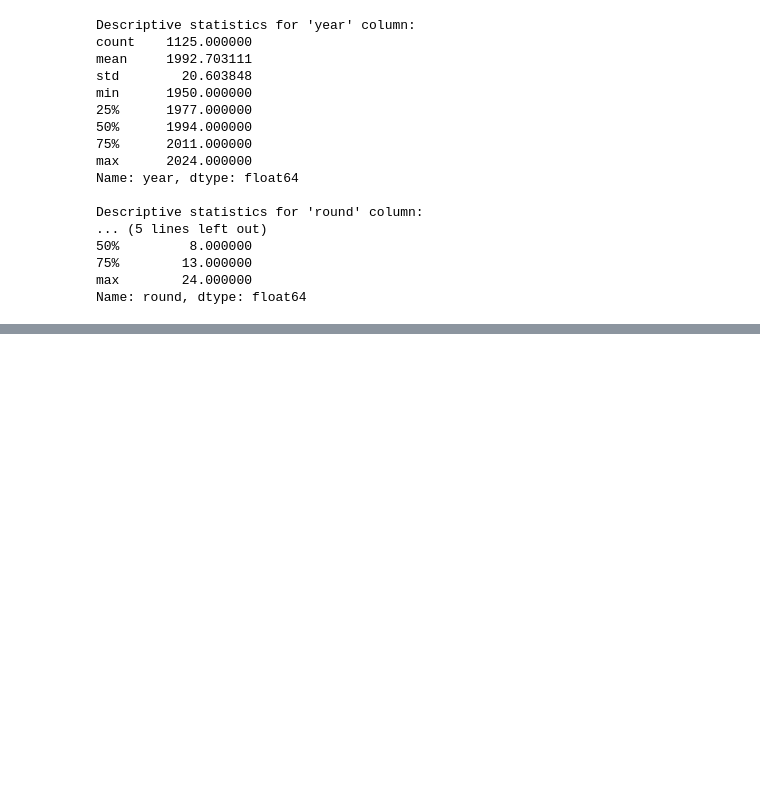
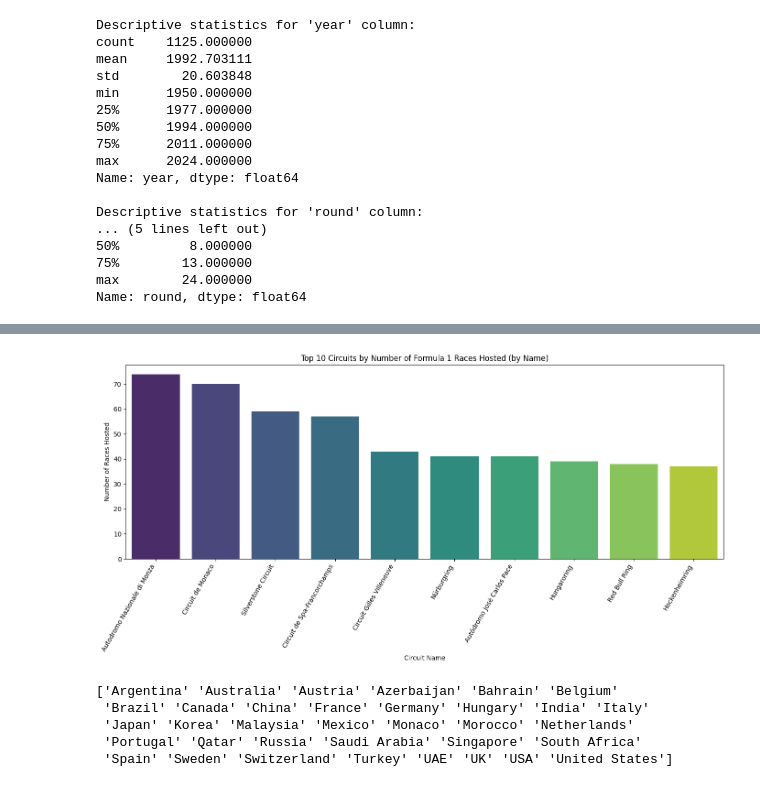
Before and after one commit to DavidAlmonacid/data_analysis_formula1_1950-2024, a Jupyter notebook: main.ipynb, the cells around one changed output, grey strips where cells are left out. Saved outputs shown, nothing was run; the diff lists cells and outputs as text; code cells hidden in the pictures; blank space fills up the shorter version.

```diff
--- a/main.ipynb
+++ b/main.ipynb
@@ -140,0 +163,11 @@ Name: round, dtype: float64
+# %%
+# Load the circuits.csv file
+df_circuits = pd.read_csv("data/circuits.csv")
+# %%
+# Select relevant columns from df_circuits and rename 'name' to 'circuitName'
+df_circuits_slim = df_circuits[["circuitId", "name", "country"]].rename(
+    columns={"name": "circuitName"}
+)
+
+# Merge df_races with df_circuits_slim on 'circuitId'
+df_races_merged = pd.merge(df_races, df_circuits_slim, on="circuitId", how="left")
@@ -140,0 +181,49 @@ Name: round, dtype: float64
+# %%
+# Count the number of races per circuitName from the merged DataFrame
+races_per_circuit = (
+    df_races_merged["circuitName"].value_counts().head(10).sort_values(ascending=False)
+)
+
+# Create the bar chart
+plt.figure(figsize=(14, 7))  # Slightly larger figure for readability
+sns.barplot(
+    x=races_per_circuit.index,
+    y=races_per_circuit.values,
+    hue=races_per_circuit.index,
+    palette="viridis",
+)
+plt.title("Top 10 Circuits by Number of Formula 1 Races Hosted (by Name)")
+plt.xlabel("Circuit Name")
+plt.ylabel("Number of Races Hosted")
+plt.xticks(rotation=60, ha="right")  # Rotate labels more for long names
+plt.tight_layout()
+plt.savefig("figures/top_circuits_by_name_bar_chart.png")  # Save the plot to a file
+plt.show()
+# %% [output]
+[figure, added]
+# %%
+# Filter for Non-European Circuits
+
+# List of European countries
+print(df_races_merged["country"].sort_values().unique())
+european_countries = [
+    "Austria",
+    "Belgium",
+    "France",
+    "Germany",
+    "Hungary",
+    "Italy",
+    "Monaco",
+    "Netherlands",
+    "Portugal",
+    "Spain",
+    "Sweden",
+    "Switzerland",
+    "UK",
+]
+# %% [output]
+['Argentina' 'Australia' 'Austria' 'Azerbaijan' 'Bahrain' 'Belgium'
+ 'Brazil' 'Canada' 'China' 'France' 'Germany' 'Hungary' 'India' 'Italy'
+ 'Japan' 'Korea' 'Malaysia' 'Mexico' 'Monaco' 'Morocco' 'Netherlands'
+ 'Portugal' 'Qatar' 'Russia' 'Saudi Arabia' 'Singapore' 'South Africa'
+ 'Spain' 'Sweden' 'Switzerland' 'Turkey' 'UAE' 'UK' 'USA' 'United States']
```
Also changed, not shown: parts of 6 cells of this notebook, 15 other files.
